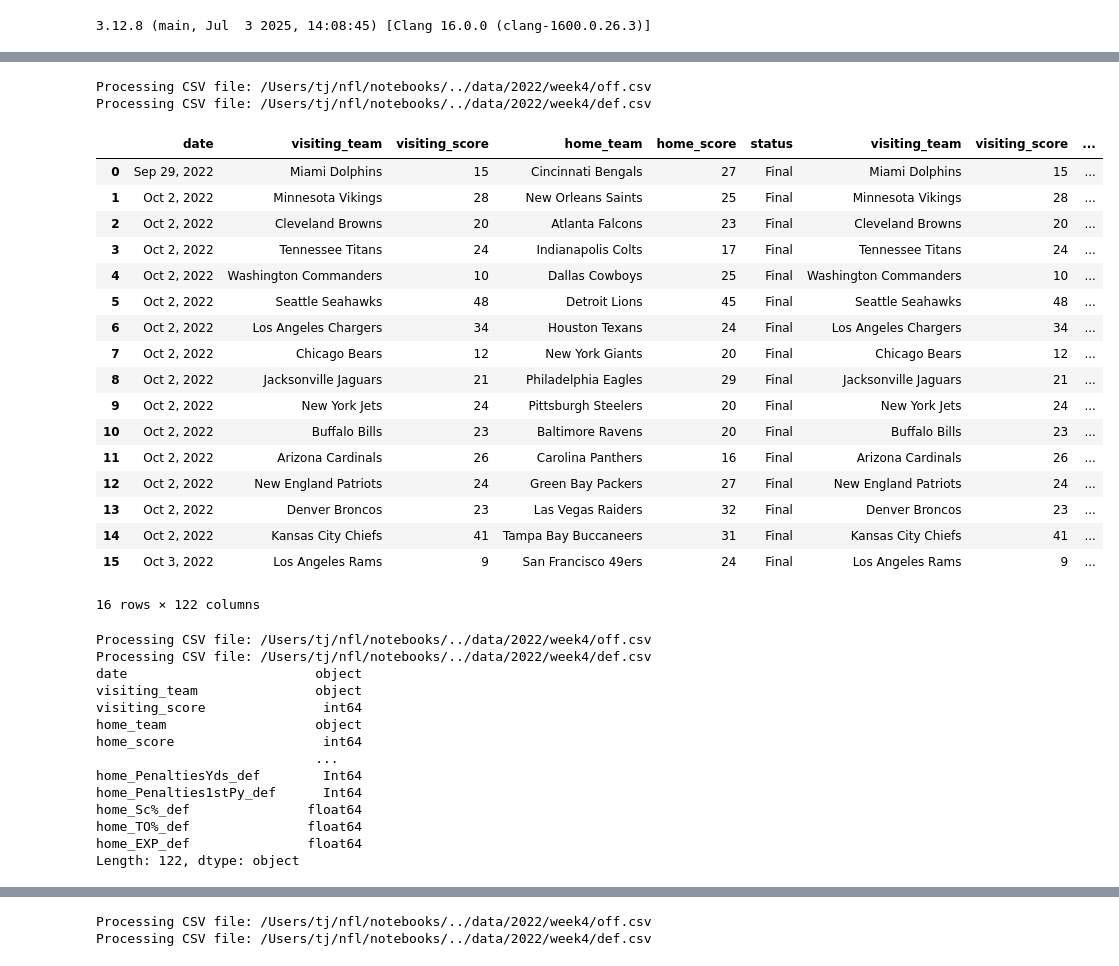
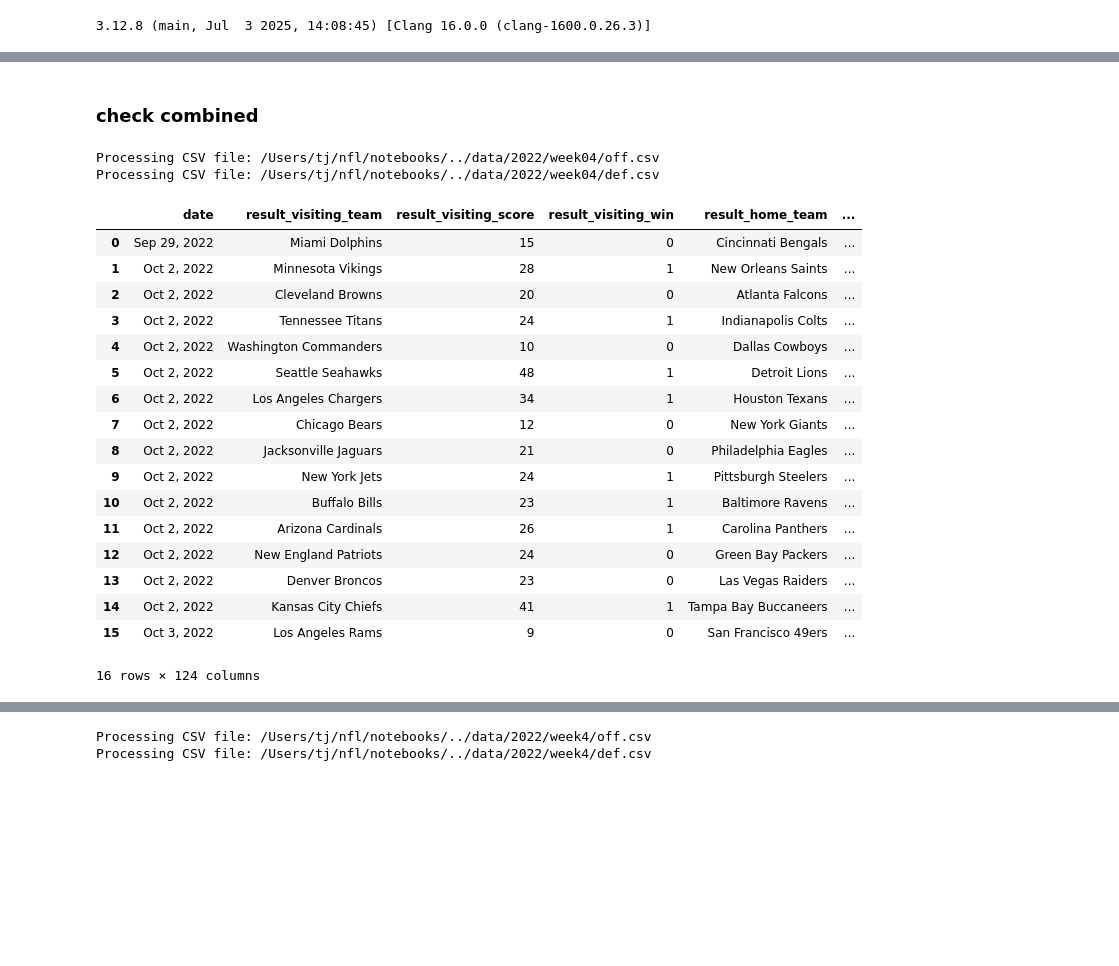
Before and after one commit to surftour/nfl, a Jupyter notebook: notebooks/test_game_team_stats.ipynb, the cells around one changed output, grey strips where cells are left out. Saved outputs shown, nothing was run; the diff lists cells and outputs as text; code cells hidden in the pictures; blank space fills up the shorter version.

```diff
--- a/notebooks/test_game_team_stats.ipynb
+++ b/notebooks/test_game_team_stats.ipynb
@@ -51,40 +52,25 @@ import src.analytics.game_team_stats as game_team_stats
+# %% [markdown]
+### check combined
 # %%
-game_team_stats.combine_game_results_with_team_stats(2022,4,"/Users/tj/nfl/data/2022/week4/results.tsv")
+game_team_stats.combine_game_results_with_team_stats(2022,4)
 # %% [output]
-Processing CSV file: /Users/tj/nfl/notebooks/../data/2022/week4/off.csv
-Processing CSV file: /Users/tj/nfl/notebooks/../data/2022/week4/def.csv
+Processing CSV file: /Users/tj/nfl/notebooks/../data/2022/week04/off.csv
+Processing CSV file: /Users/tj/nfl/notebooks/../data/2022/week04/def.csv
-|  | date | visiting_team | visiting_score | home_team | home_score | status | visiting_team | visiting_score | ... |
-| 0 | Sep 29, 2022 | Miami Dolphins | 15 | Cincinnati Bengals | 27 | Final | Miami Dolphins | 15 | ... |
-| 1 | Oct 2, 2022 | Minnesota Vikings | 28 | New Orleans Saints | 25 | Final | Minnesota Vikings | 28 | ... |
-| 2 | Oct 2, 2022 | Cleveland Browns | 20 | Atlanta Falcons | 23 | Final | Cleveland Browns | 20 | ... |
-| 3 | Oct 2, 2022 | Tennessee Titans | 24 | Indianapolis Colts | 17 | Final | Tennessee Titans | 24 | ... |
-| 4 | Oct 2, 2022 | Washington Commanders | 10 | Dallas Cowboys | 25 | Final | Washington Commanders | 10 | ... |
-| 5 | Oct 2, 2022 | Seattle Seahawks | 48 | Detroit Lions | 45 | Final | Seattle Seahawks | 48 | ... |
-| 6 | Oct 2, 2022 | Los Angeles Chargers | 34 | Houston Texans | 24 | Final | Los Angeles Chargers | 34 | ... |
-| 7 | Oct 2, 2022 | Chicago Bears | 12 | New York Giants | 20 | Final | Chicago Bears | 12 | ... |
-| 8 | Oct 2, 2022 | Jacksonville Jaguars | 21 | Philadelphia Eagles | 29 | Final | Jacksonville Jaguars | 21 | ... |
-| 9 | Oct 2, 2022 | New York Jets | 24 | Pittsburgh Steelers | 20 | Final | New York Jets | 24 | ... |
-| 10 | Oct 2, 2022 | Buffalo Bills | 23 | Baltimore Ravens | 20 | Final | Buffalo Bills | 23 | ... |
-| 11 | Oct 2, 2022 | Arizona Cardinals | 26 | Carolina Panthers | 16 | Final | Arizona Cardinals | 26 | ... |
-| 12 | Oct 2, 2022 | New England Patriots | 24 | Green Bay Packers | 27 | Final | New England Patriots | 24 | ... |
-| 13 | Oct 2, 2022 | Denver Broncos | 23 | Las Vegas Raiders | 32 | Final | Denver Broncos | 23 | ... |
-| 14 | Oct 2, 2022 | Kansas City Chiefs | 41 | Tampa Bay Buccaneers | 31 | Final | Kansas City Chiefs | 41 | ... |
-| 15 | Oct 3, 2022 | Los Angeles Rams | 9 | San Francisco 49ers | 24 | Final | Los Angeles Rams | 9 | ... |
+|  | date | result_visiting_team | result_visiting_score | result_visiting_win | result_home_team | ... |
+| 0 | Sep 29, 2022 | Miami Dolphins | 15 | 0 | Cincinnati Bengals | ... |
+| 1 | Oct 2, 2022 | Minnesota Vikings | 28 | 1 | New Orleans Saints | ... |
+| 2 | Oct 2, 2022 | Cleveland Browns | 20 | 0 | Atlanta Falcons | ... |
+| 3 | Oct 2, 2022 | Tennessee Titans | 24 | 1 | Indianapolis Colts | ... |
+| 4 | Oct 2, 2022 | Washington Commanders | 10 | 0 | Dallas Cowboys | ... |
+| 5 | Oct 2, 2022 | Seattle Seahawks | 48 | 1 | Detroit Lions | ... |
+| 6 | Oct 2, 2022 | Los Angeles Chargers | 34 | 1 | Houston Texans | ... |
+| 7 | Oct 2, 2022 | Chicago Bears | 12 | 0 | New York Giants | ... |
+| 8 | Oct 2, 2022 | Jacksonville Jaguars | 21 | 0 | Philadelphia Eagles | ... |
+| 9 | Oct 2, 2022 | New York Jets | 24 | 1 | Pittsburgh Steelers | ... |
+| 10 | Oct 2, 2022 | Buffalo Bills | 23 | 1 | Baltimore Ravens | ... |
+| 11 | Oct 2, 2022 | Arizona Cardinals | 26 | 1 | Carolina Panthers | ... |
+| 12 | Oct 2, 2022 | New England Patriots | 24 | 0 | Green Bay Packers | ... |
+| 13 | Oct 2, 2022 | Denver Broncos | 23 | 0 | Las Vegas Raiders | ... |
+| 14 | Oct 2, 2022 | Kansas City Chiefs | 41 | 1 | Tampa Bay Buccaneers | ... |
+| 15 | Oct 3, 2022 | Los Angeles Rams | 9 | 0 | San Francisco 49ers | ... |
-16 rows × 122 columns
+16 rows × 124 columns
-# %%
-print(game_team_stats.combine_game_results_with_team_stats(2022,4,"/Users/tj/nfl/data/2022/week4/results.tsv").dtypes)
-# %% [output]
-Processing CSV file: /Users/tj/nfl/notebooks/../data/2022/week4/off.csv
-Processing CSV file: /Users/tj/nfl/notebooks/../data/2022/week4/def.csv
-date                        object
-visiting_team               object
-visiting_score               int64
-home_team                   object
-home_score                   int64
-                            ...
-home_PenaltiesYds_def        Int64
-home_Penalties1stPy_def      Int64
-home_Sc%_def               float64
-home_TO%_def               float64
-home_EXP_def               float64
-Length: 122, dtype: object
```
Also changed, not shown: parts of 6 cells of this notebook, 1 other file.
